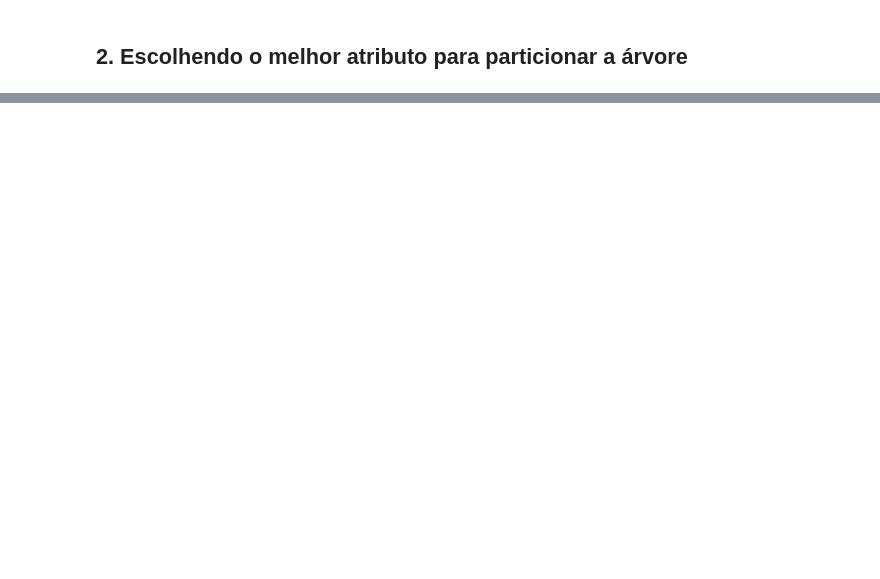
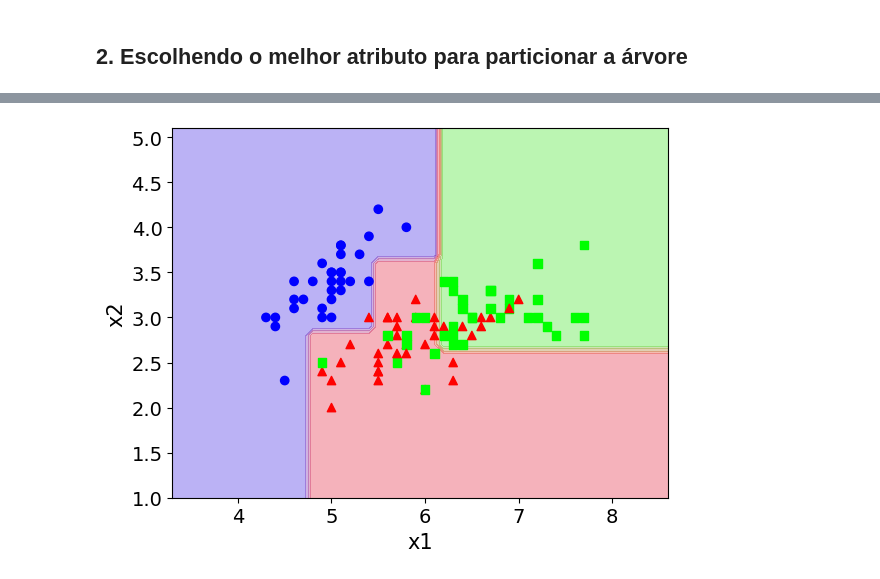
Before and after one commit to smastelini/eng-soft-ml-uel, a Jupyter notebook: aula-5.ipynb, the cells around one changed output, grey strips where cells are left out. Drawn from its saved outputs; the diff is of its cells as text; code cells hidden in the pictures; blank space fills up the shorter version.

```diff
--- a/aula-5.ipynb
+++ b/aula-5.ipynb
@@ -182,0 +413,5 @@ plt.show()
+# %%
+plot_decision_boundaries(X_train, y_train, DecisionTreeClassifier(max_depth=3))
+plt.show()
+# %% [output]
+[figure, added]
```
Also changed, not shown: parts of 58 cells of this notebook, 1 other file.
